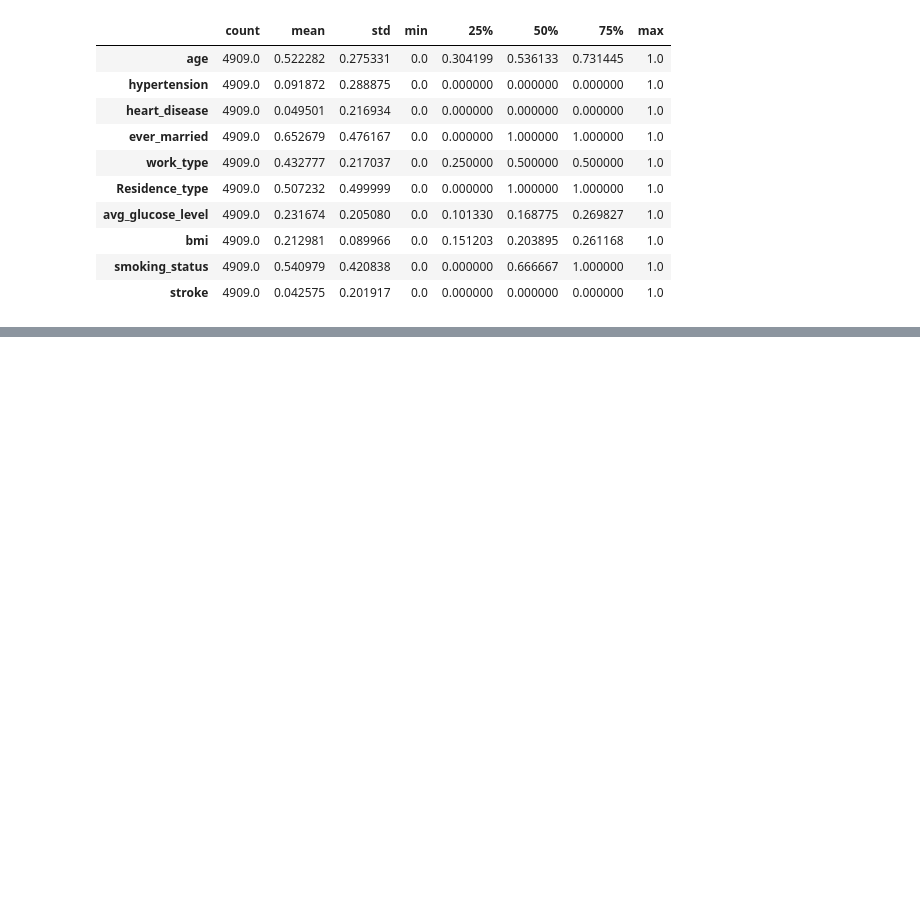
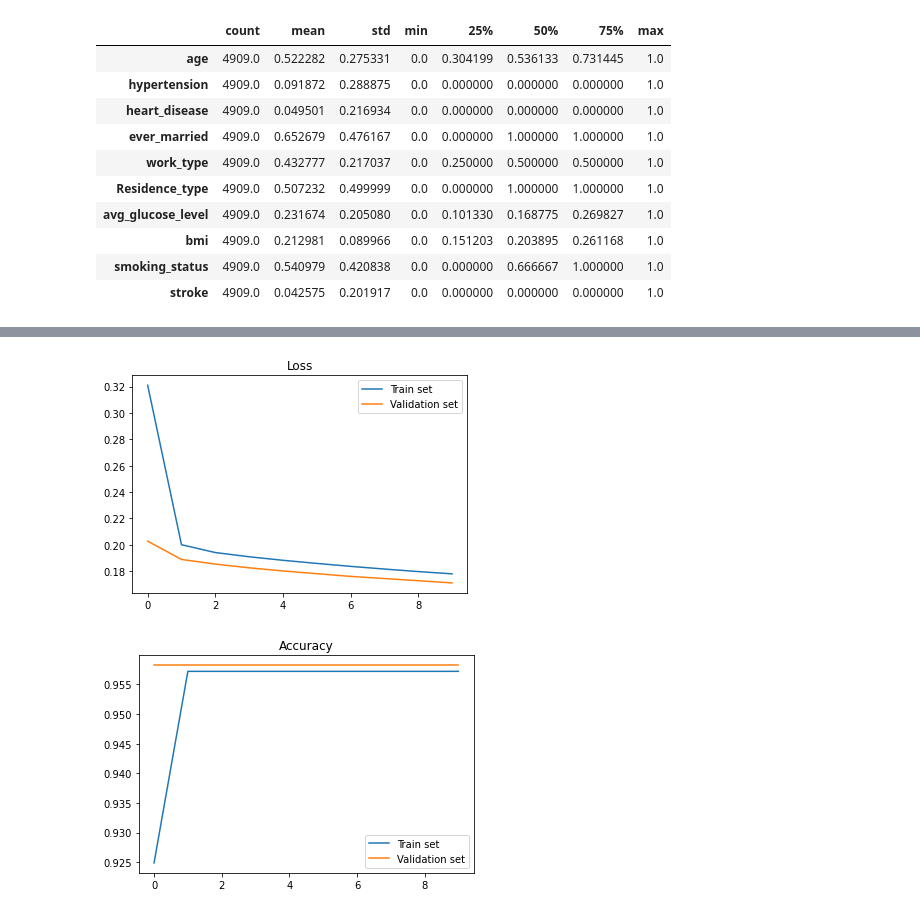
Before and after one commit to hanzopgp/HeartAttackPrediction, a Jupyter notebook: notebooks/stroke-prediction.ipynb, the cells around one changed output, grey strips where cells are left out. Cells and saved outputs as stored; diff of their text form; code cells hidden in the pictures; blank space fills up the shorter version.

Commit message:
finshied stroke predict

```diff
--- a/notebooks/stroke-prediction.ipynb
+++ b/notebooks/stroke-prediction.ipynb
@@ -14,7 +31,10 @@ from sklearn.model_selection import train_test_split
 # %%
 FILE_PATH = "/kaggle/input/stroke-prediction-dataset/healthcare-dataset-stroke-data.csv"
 FEATURES = ["age", "hypertension", "heart_disease", "ever_married", "work_type", "Residence_type", "avg_glucose_level", "bmi", "smoking_status", "stroke"]
-CLASS_NAME = ["safe", "risky"]
+CLASS_NAMES = ["safe", "risky"]
+
+VALID_SPLIT = 0.2
+EPOCHS = 10
 # %%
 dataset = pd.read_csv(FILE_PATH)
 dataset
@@ -104,0 +121,2 @@ def create_model();
+# %%
+train_dataset, valid_dataset = train_test_split(dataset, test_size=VALID_SPLIT)
@@ -104,0 +136,13 @@ def create_model();
+# %%
+with strategy.scope():
+    model = build_model()
+# %%
+train_x = np.asarray(train_dataset[FEATURES]).astype('float32')
+train_y = np.asarray(train_dataset["stroke"]).astype('float32')
+valid_x = np.asarray(valid_dataset[FEATURES]).astype('float32')
+valid_y = np.asarray(valid_dataset["stroke"]).astype('float32')
+
+history = model.fit(train_x, train_y,
+                    epochs=EPOCHS,
+                    validation_data=(valid_x, valid_y),
+                    )
@@ -104,0 +170,25 @@ def create_model();
+# %%
+#Train set data
+loss_curve = history.history["loss"]
+acc_curve = history.history["accuracy"]
+
+#Validation set data
+val_loss_curve = history.history["val_loss"]
+val_acc_curve = history.history["val_accuracy"]
+
+#Loss plot
+plt.plot(loss_curve, label="Train set")
+plt.plot(val_loss_curve, label="Validation set")
+plt.legend(loc='upper right')
+plt.title("Loss")
+plt.show()
+
+#Accuracy plot
+plt.plot(acc_curve, label="Train set")
+plt.plot(val_acc_curve, label="Validation set")
+plt.legend(loc='lower right')
+plt.title("Accuracy")
+plt.show()
+# %% [output]
+[figure, added]
+[figure, added]
```
Also changed, not shown: parts of 5 cells of this notebook.
